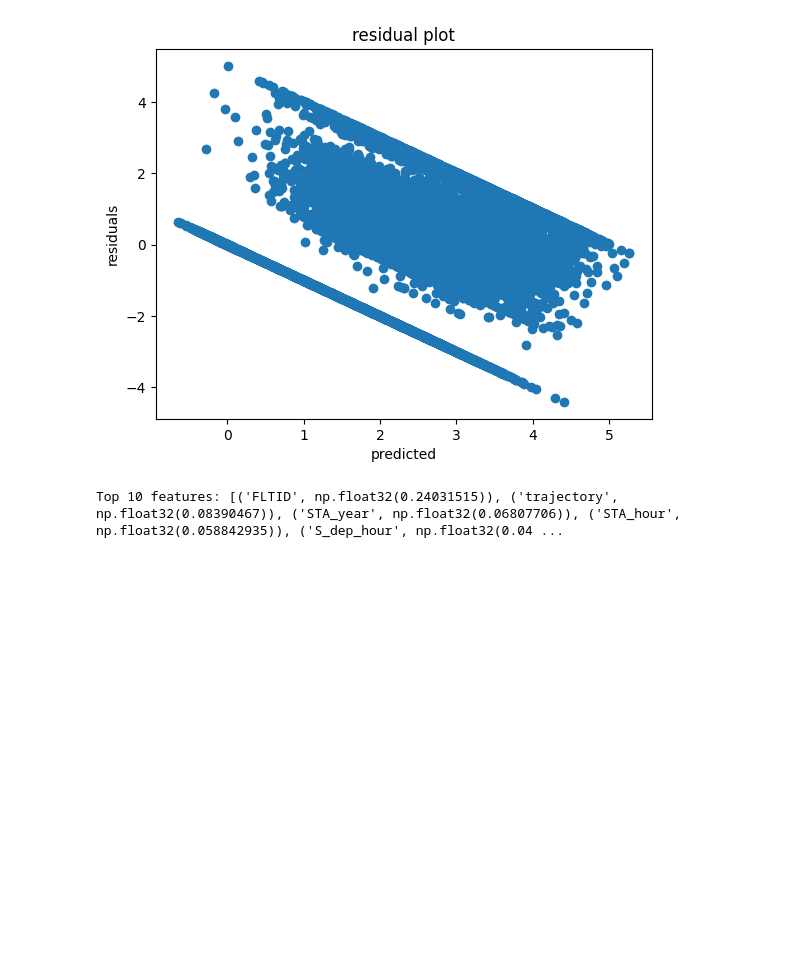
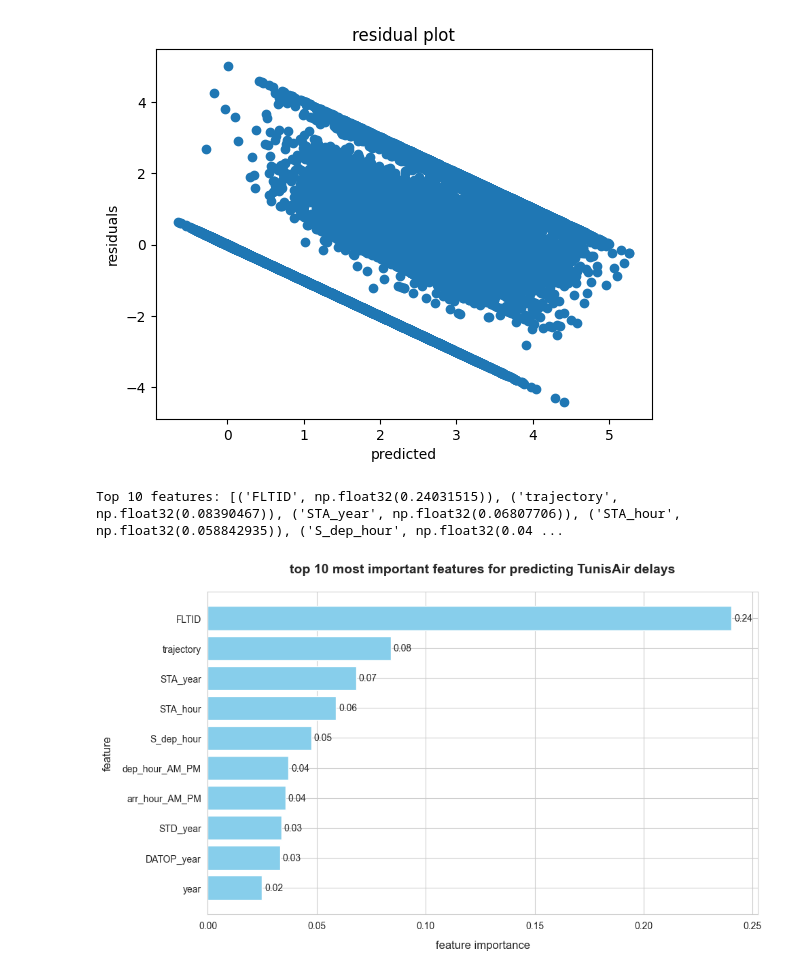
Before and after one commit to elaxolotl/flight-delay-prediction, a Jupyter notebook: notebook.ipynb, the cells around one changed output. Cells and saved outputs as stored; diff of their text form; code cells hidden in the pictures; blank space fills up the shorter version.

Commit message:
feat: add plot of most important features

```diff
--- a/notebook.ipynb
+++ b/notebook.ipynb
@@ -512,7 +513,36 @@ plt.show()
 # %%
 feature_importance = model.feature_importances_
 important_features = sorted(zip(X_train.columns, feature_importance),
                            key=lambda x: x[1], reverse=True)
 print("Top 10 features:", important_features[:10])
+
+top_features = important_features[:10]
+
+df_imp = pd.DataFrame(top_features, columns=['feature', 'importance'])
+df_imp = df_imp.sort_values(by='importance', ascending=True)
+
+#plot
+sns.set_style("whitegrid")
+
+plt.figure(figsize=(10, 6))
+
+bars = plt.barh(df_imp['feature'], df_imp['importance'], color='skyblue')
+
+plt.xlabel('feature importance', fontsize=12, labelpad=10)
+plt.ylabel('feature', fontsize=12, labelpad=10)
+plt.title('top 10 most important features for predicting TunisAir delays',
+          fontsize=14, pad=20, fontweight='bold')
+
+for bar in bars:
+    width = bar.get_width()
+    plt.text(width + max(df_imp['importance'])*0.005,  # Position text just past the bar
+             bar.get_y() + bar.get_height()/2,          # Vertically center the text
+             f'{width:.2f}',                            # Format number to 2 decimal places
+             ha='left', va='center', fontsize=10)
+
+plt.tight_layout()
+
+plt.show()
 # %% [output]
 Top 10 features: [('FLTID', np.float32(0.24031515)), ('trajectory', np.float32(0.08390467)), ('STA_year', np.float32(0.06807706)), ('STA_hour', np.float32(0.058842935)), ('S_dep_hour', np.float32(0.04 ...
+[figure, added]
```
Also changed, not shown: parts of 3 cells of this notebook, 4 other files.
